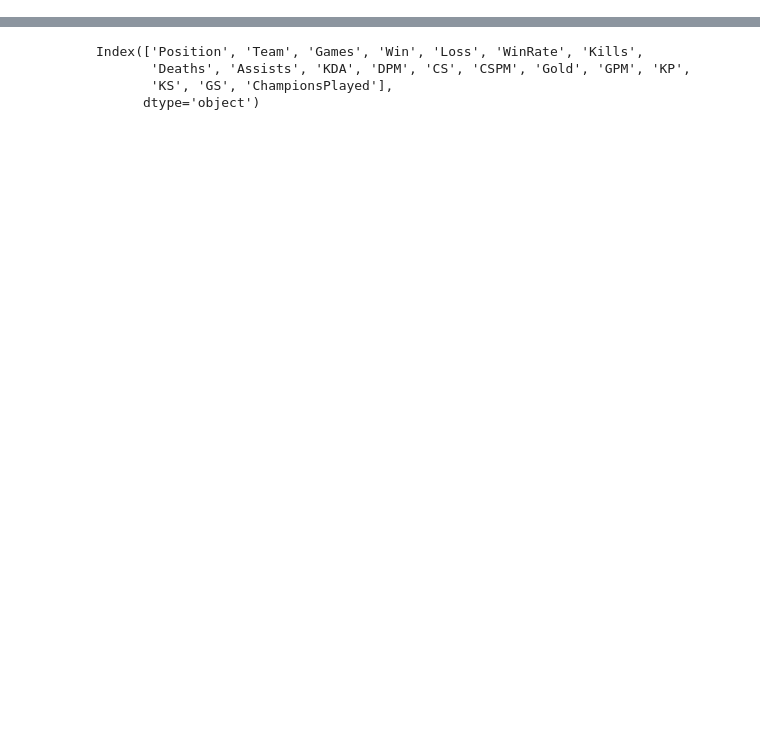
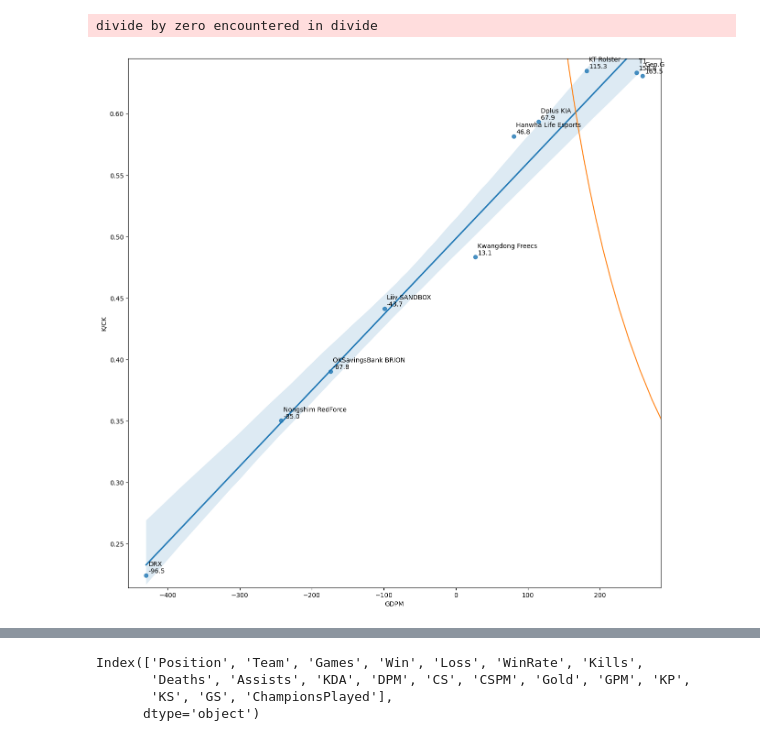
Before and after one commit to posky/LoL-Esports, a Jupyter notebook: lol_stats.ipynb, the cells around one changed output, grey strips where cells are left out. Drawn from its saved outputs; the diff is of its cells as text; code cells hidden in the pictures; blank space fills up the shorter version.

```diff
--- a/lol_stats.ipynb
+++ b/lol_stats.ipynb
@@ -109,3 +124,25 @@ for idx, i in zip(teams_stats.index, range(teams_stats.shape[0])):
+# %%
+fig, ax = plt.subplots(1, 1, figsize=(15, 15))
+ax.set_xlim(teams_stats["GDPM"].min() - 25, teams_stats["GDPM"].max() + 25)
+ax.set_ylim(teams_stats["K/CK"].min() - 0.01, teams_stats["K/CK"].max() + 0.01)
+ax = sns.regplot(data=teams_stats, x="GDPM", y="K/CK")
+y = np.linspace(0, 1.2)
+x = 100 / y
+sns.lineplot(x=x, y=y)
+for idx, i in zip(teams_stats.index, range(teams_stats.shape[0])):
+    row = teams_stats.iloc[i]
+    plt.annotate(
+        idx, xy=(row["GDPM"], row["K/CK"]), xytext=(5, 20), textcoords="offset pixels"
+    )
+    plt.annotate(
+        round(row["GDPM"] * row["K/CK"], ndigits=1),
+        xy=(row["GDPM"], row["K/CK"]),
+        xytext=(5, 5),
+        textcoords="offset pixels",
+    )
+# %% [output]
+divide by zero encountered in divide
+[figure, added]
 # %%
 ROWS, COLUMNS = get_rows_columns(teams_stats)
 min_value, max_value = get_min_max_value(teams_stats, columns)
```
Also changed, not shown: parts of 19 cells of this notebook.
